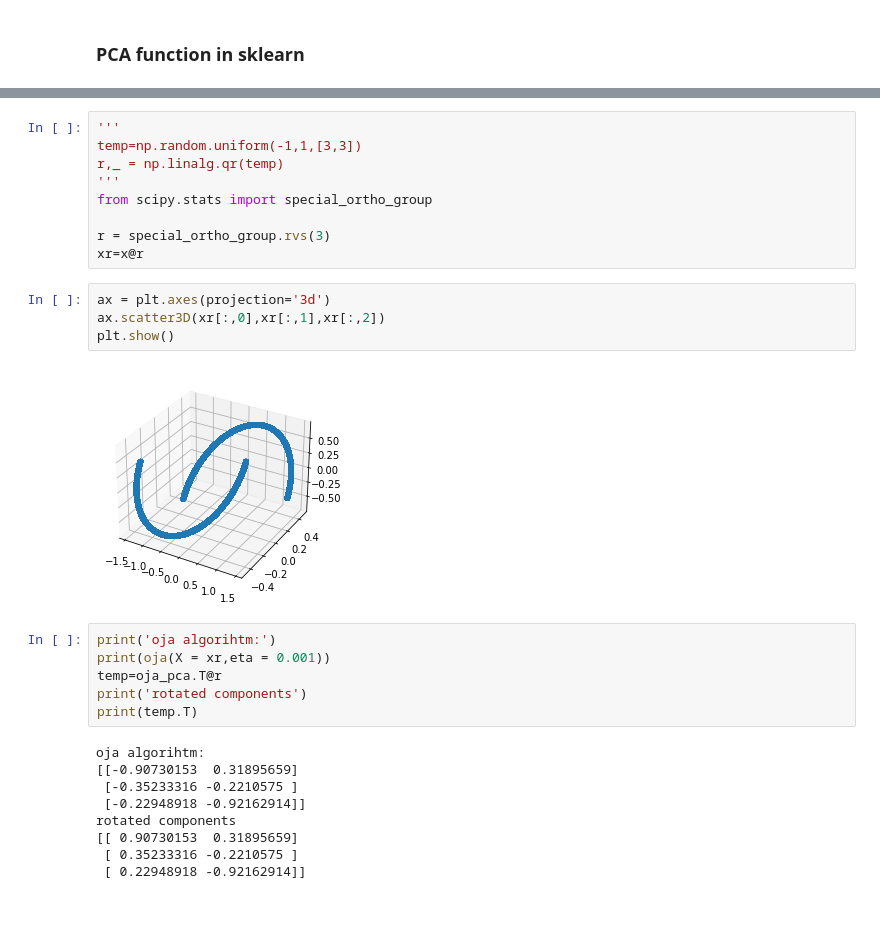
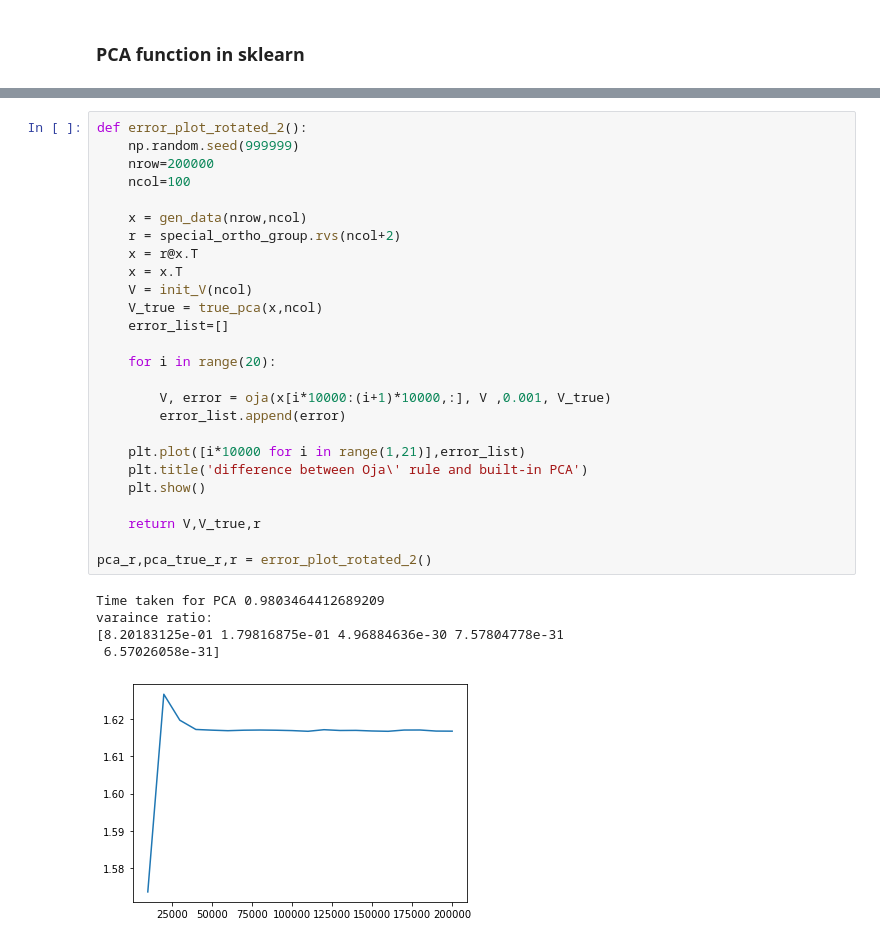
Before and after one commit to WilliamLiu666/M4R_PCA, a Jupyter notebook: Oja's rule.ipynb, the cells around one changed output, grey strips where cells are left out. Saved outputs shown, nothing was run; the diff lists cells and outputs as text; blank space fills up the shorter version.

```diff
--- a/Oja's rule.ipynb
+++ b/Oja's rule.ipynb
@@ -92,30 +126,32 @@ Generate a random $3\times 3$ rotation matrix by Scipy function
 # %%
-'''
-temp=np.random.uniform(-1,1,[3,3])
-r,_ = np.linalg.qr(temp)
-'''
-from scipy.stats import special_ortho_group
+def error_plot_rotated_2():
+    np.random.seed(999999)
+    nrow=200000
+    ncol=100
 
-r = special_ortho_group.rvs(3)
-xr=x@r
+    x = gen_data(nrow,ncol)
+    r = special_ortho_group.rvs(ncol+2)
+    x = r@x.T
+    x = x.T
+    V = init_V(ncol)
+    V_true = true_pca(x,ncol)
+    error_list=[]
+
+    for i in range(20):
+
+        V, error = oja(x[i*10000:(i+1)*10000,:], V ,0.001, V_true)
+        error_list.append(error)
+
+    plt.plot([i*10000 for i in range(1,21)],error_list)
+    plt.title('difference between Oja\' rule and built-in PCA')
+    plt.show()
+
+    return V,V_true,r
+
+pca_r,pca_true_r,r = error_plot_rotated_2()
+# %% [output]
+Time taken for PCA 0.9803464412689209
+varaince ratio:
+[8.20183125e-01 1.79816875e-01 4.96884636e-30 7.57804778e-31
+ 6.57026058e-31]
+[figure, added]
-# %%
-ax = plt.axes(projection='3d')
-ax.scatter3D(xr[:,0],xr[:,1],xr[:,2])
-plt.show()
-# %% [output]
-[figure, removed]
-# %%
-print('oja algorihtm:')
-print(oja(X = xr,eta = 0.001))
-temp=oja_pca.T@r
-print('rotated components')
-print(temp.T)
-# %% [output]
-oja algorihtm:
-[[-0.90730153  0.31895659]
- [-0.35233316 -0.2210575 ]
- [-0.22948918 -0.92162914]]
-rotated components
-[[ 0.90730153  0.31895659]
- [ 0.35233316 -0.2210575 ]
- [ 0.22948918 -0.92162914]]
```
Also changed, not shown: parts of 16 cells of this notebook.
